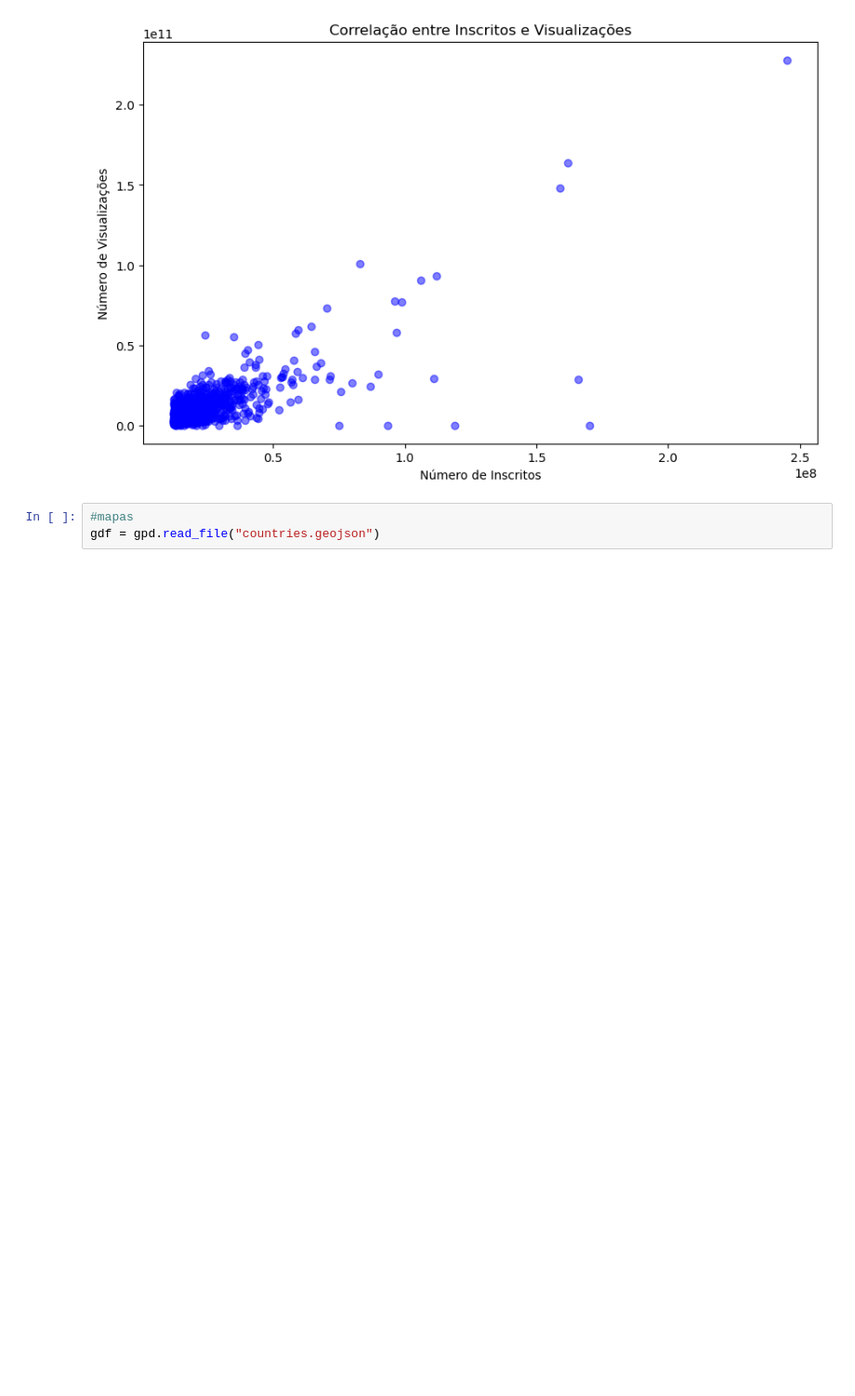
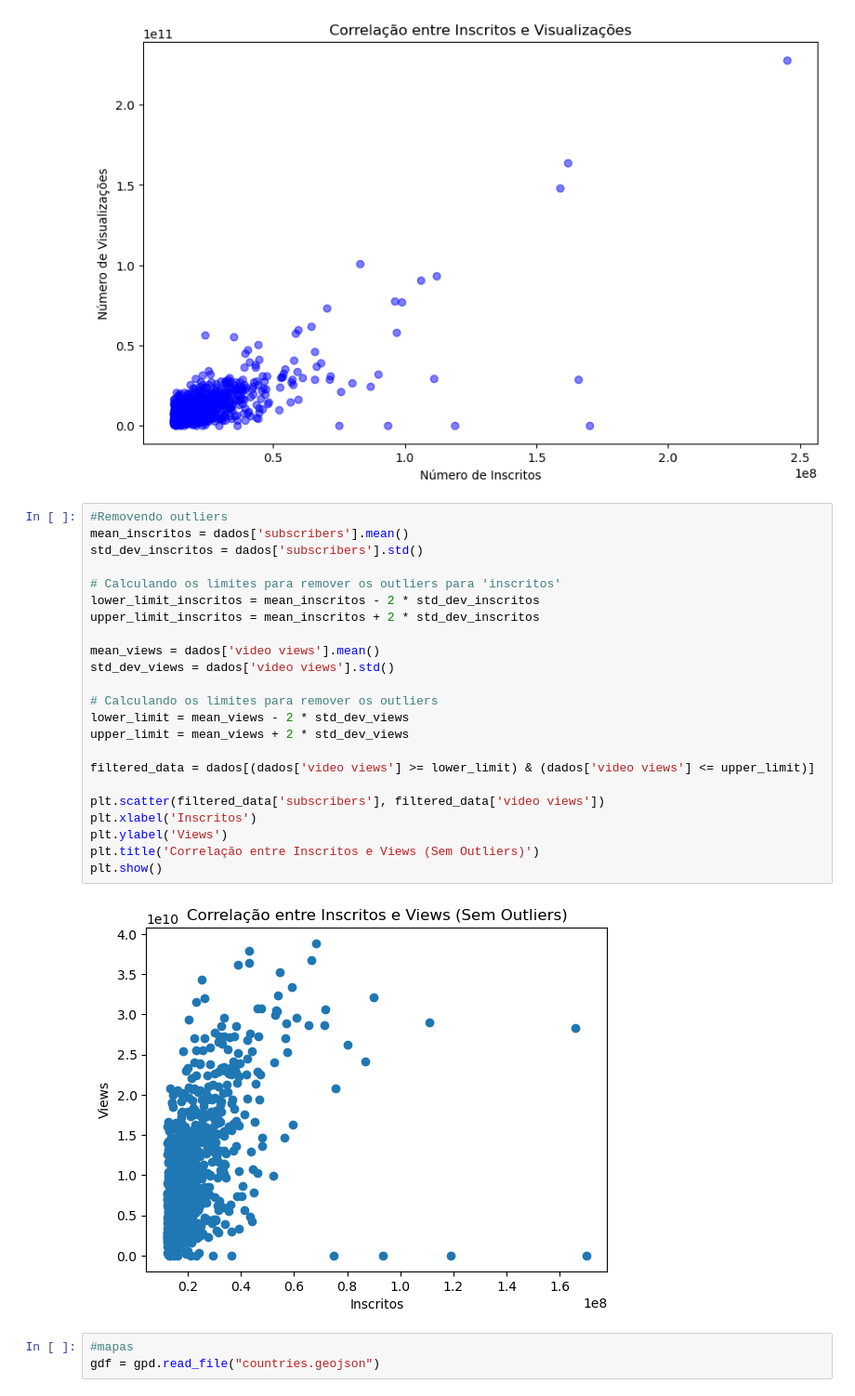
Before and after one commit to WladRamos/Youtube-data-science-project, a Jupyter notebook: youtubeData.ipynb, the cells around one changed output. Shown at 93% size. Drawn from its saved outputs; the diff is of its cells as text; blank space fills up the shorter version.

```diff
--- a/youtubeData.ipynb
+++ b/youtubeData.ipynb
@@ -393,6 +393,31 @@ plt.ylabel('Número de Visualizações')
 plt.show()
 # %% [output]
 [figure]
+# %%
+#Removendo outliers
+mean_inscritos = dados['subscribers'].mean()
+std_dev_inscritos = dados['subscribers'].std()
+
+# Calculando os limites para remover os outliers para 'inscritos'
+lower_limit_inscritos = mean_inscritos - 2 * std_dev_inscritos
+upper_limit_inscritos = mean_inscritos + 2 * std_dev_inscritos
+
+mean_views = dados['video views'].mean()
+std_dev_views = dados['video views'].std()
+
+# Calculando os limites para remover os outliers
+lower_limit = mean_views - 2 * std_dev_views
+upper_limit = mean_views + 2 * std_dev_views
+
+filtered_data = dados[(dados['video views'] >= lower_limit) & (dados['video views'] <= upper_limit)]
+
+plt.scatter(filtered_data['subscribers'], filtered_data['video views'])
+plt.xlabel('Inscritos')
+plt.ylabel('Views')
+plt.title('Correlação entre Inscritos e Views (Sem Outliers)')
+plt.show()
+# %% [output]
+[figure, added]
 # %%
 #mapas
 gdf = gpd.read_file("countries.geojson")
```
Also changed, not shown: parts of 6 cells of this notebook.
